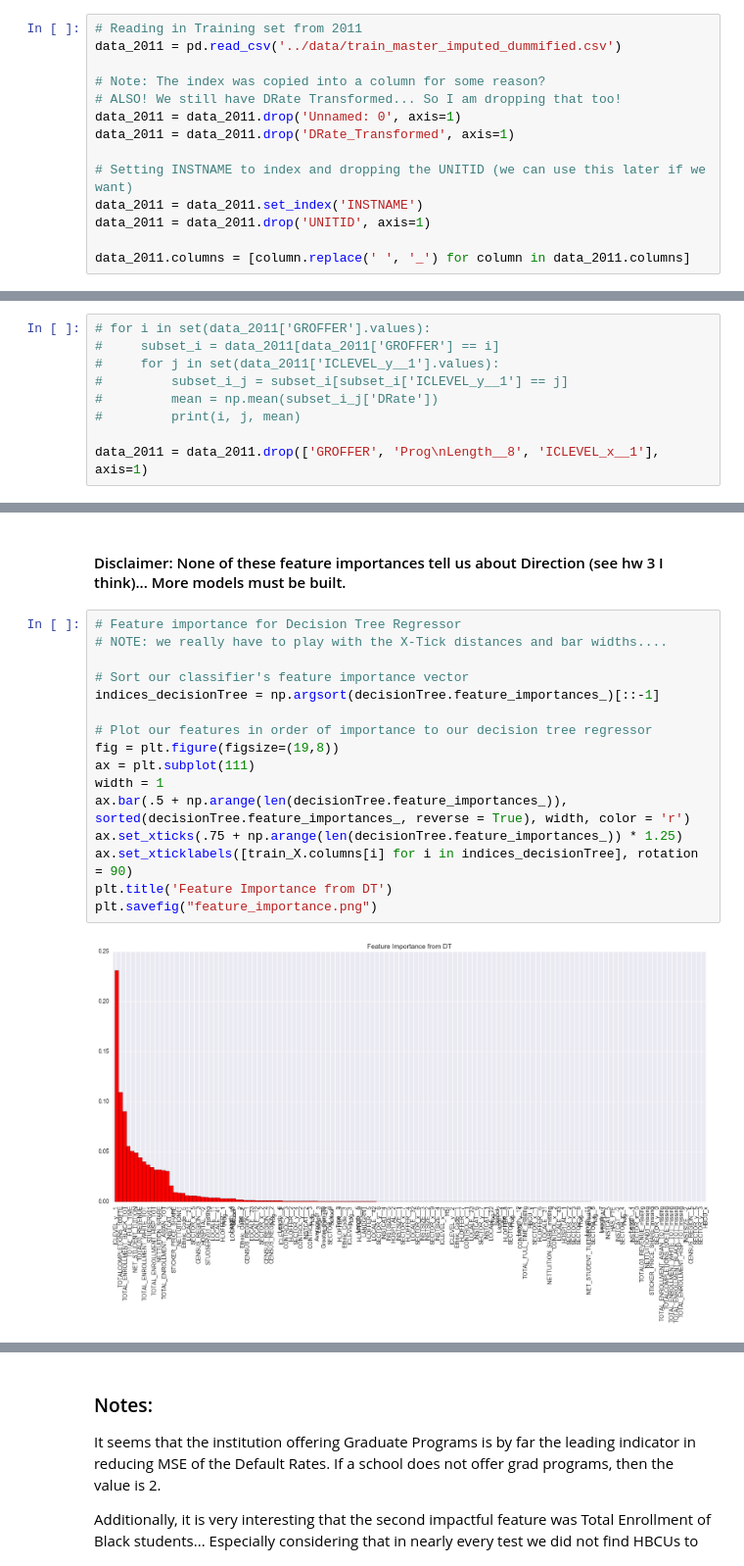
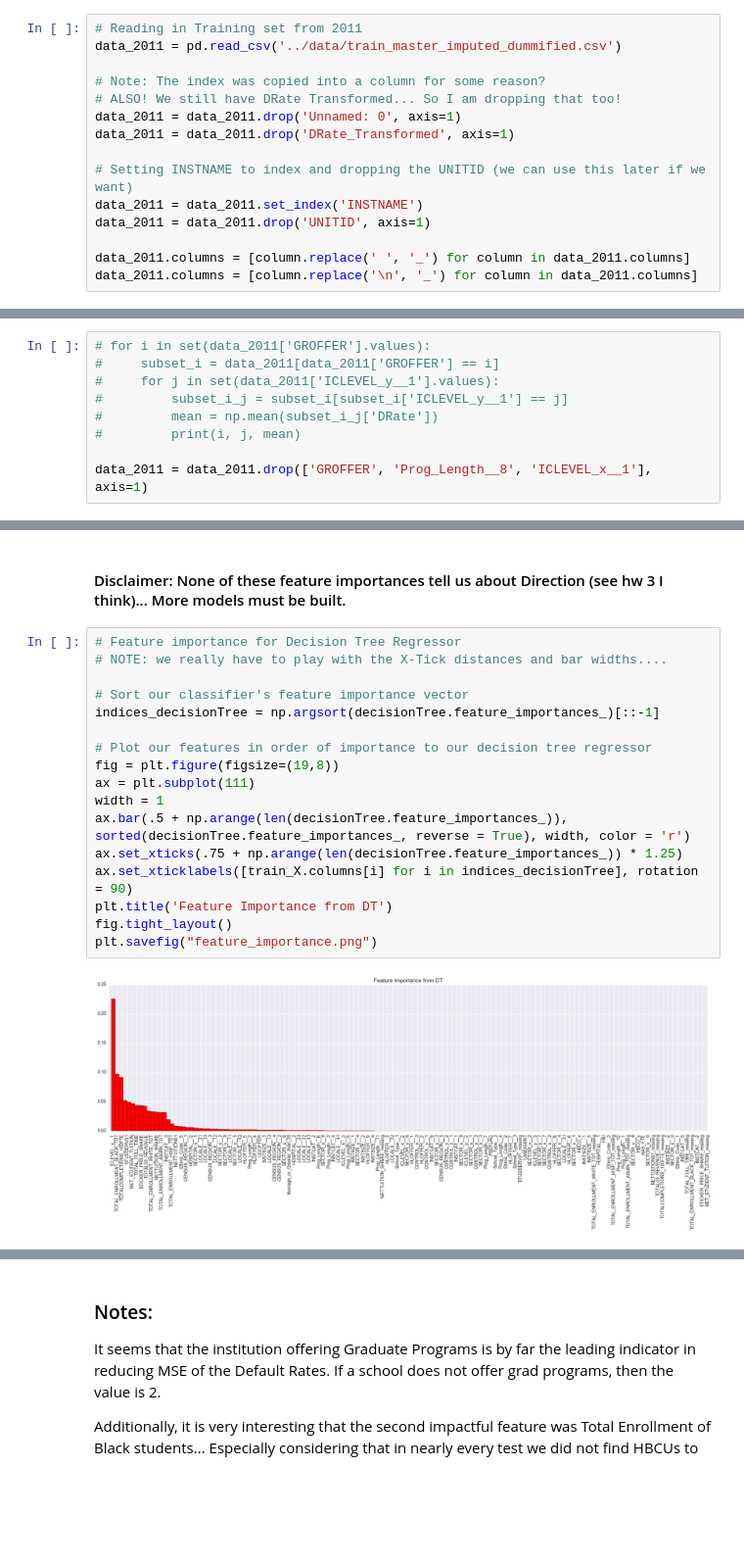
Before and after one commit to dataframing/student-loans, a Jupyter notebook: danny/Explore-Nico.ipynb, the cells around one changed output, grey strips where cells are left out. Shown at 98% size. Drawn from its saved outputs; the diff is of its cells as text; blank space fills up the shorter version.

```diff
--- a/danny/Explore-Nico.ipynb
+++ b/danny/Explore-Nico.ipynb
@@ -24,3 +24,4 @@ data_2011 = data_2011.set_index('INSTNAME')
 data_2011 = data_2011.drop('UNITID', axis=1)
 
 data_2011.columns = [column.replace(' ', '_') for column in data_2011.columns]
+data_2011.columns = [column.replace('\n', '_') for column in data_2011.columns]
@@ -35,7 +46,7 @@ data_2011.columns = [column.replace(' ', '_') for column in data_2011.columns]
 #         mean = np.mean(subset_i_j['DRate'])
 #         print(i, j, mean)
 
-data_2011 = data_2011.drop(['GROFFER', 'Prog\nLength__8', 'ICLEVEL_x__1'], axis=1)
+data_2011 = data_2011.drop(['GROFFER', 'Prog_Length__8', 'ICLEVEL_x__1'], axis=1)
 # %% [markdown]
 ### Note: we dropped leading feature `GROFFER` for model interpretability and (negative) correlation with `ICLEVEL_y__1`. Be sure to include that in final paper.
 
@@ -68,21 +79,22 @@ decisionTree = decisionTree.fit(train_X,train_y)
 # %%
 # Feature importance for Decision Tree Regressor
 # NOTE: we really have to play with the X-Tick distances and bar widths....
 
 # Sort our classifier's feature importance vector
 indices_decisionTree = np.argsort(decisionTree.feature_importances_)[::-1]
 
 # Plot our features in order of importance to our decision tree regressor
 fig = plt.figure(figsize=(19,8))
 ax = plt.subplot(111)
 width = 1
 ax.bar(.5 + np.arange(len(decisionTree.feature_importances_)), sorted(decisionTree.feature_importances_, reverse = True), width, color = 'r')
 ax.set_xticks(.75 + np.arange(len(decisionTree.feature_importances_)) * 1.25)
 ax.set_xticklabels([train_X.columns[i] for i in indices_decisionTree], rotation = 90)
 plt.title('Feature Importance from DT')
+fig.tight_layout()
 plt.savefig("feature_importance.png")
 # %% [output]
-[figure, old version]
+[figure, new version]
 # %%
 # So! These are the Most important features. The first 15 are the most important and the importance appears to
 # drop off after that...
```
Also changed, not shown: parts of 31 cells of this notebook.
